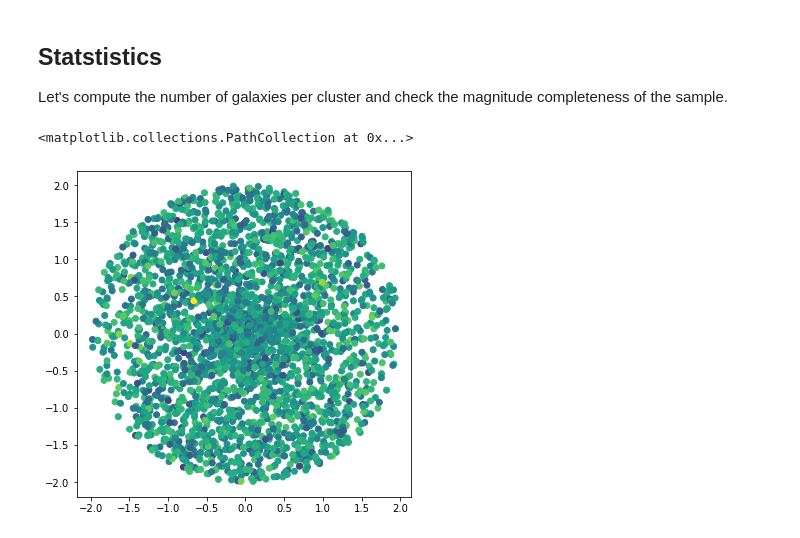
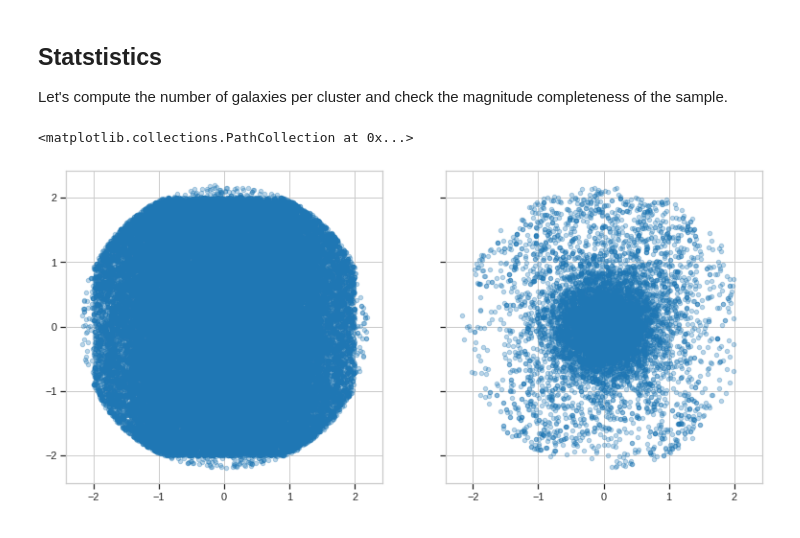
Before and after one commit to estevesjh/galaxyFormation, a Jupyter notebook: notebooks/see_input_data.ipynb, the cells around one changed output. Drawn from its saved outputs; the diff is of its cells as text; code cells hidden in the pictures.

```diff
--- a/notebooks/see_input_data.ipynb
+++ b/notebooks/see_input_data.ipynb
@@ -470,11 +425,13 @@ Let's compute the number of galaxies per cluster and check the magnitude complet
 # %%
 mag = Galaxy_data.cModelMag_r[id0]
 # %%
-ddec= 2*(dec_galaxy[id0]-dec_cluster[id1])/rmax[id1]
-dra = 2*(ra_galaxy[id0]-ra_cluster[id1])*np.cos(dec_cluster[id1]* np.pi / 180. )/rmax[id1]
+ddec= (dec_galaxy[id0]-dec_cluster[id1])/rmax[id1]
+dra = (ra_galaxy[id0]-ra_cluster[id1])*np.cos(dec_galaxy[id0]* np.pi / 180. )/rmax[id1]
-# %%
-plt.figure(figsize=(6,6))
-plt.scatter(dra[::20],ddec[::20],c=mag[::20])
-# %% [output]
-<matplotlib.collections.PathCollection at 0x...>
-[figure, removed]
+# %%
+fig, axis = plt.subplots(1, 2, figsize=(13,6), sharex='all',sharey='all')
+
+axis[0].scatter(dra[::1],ddec[::1],s=20,alpha=0.3)
+axis[1].scatter(dra[cut][::1],ddec[cut][::1],s=20,alpha=0.3)
+# %% [output]
+<matplotlib.collections.PathCollection at 0x...>
+[figure, added]
```
Also changed, not shown: parts of 52 cells of this notebook, 4 other files.
